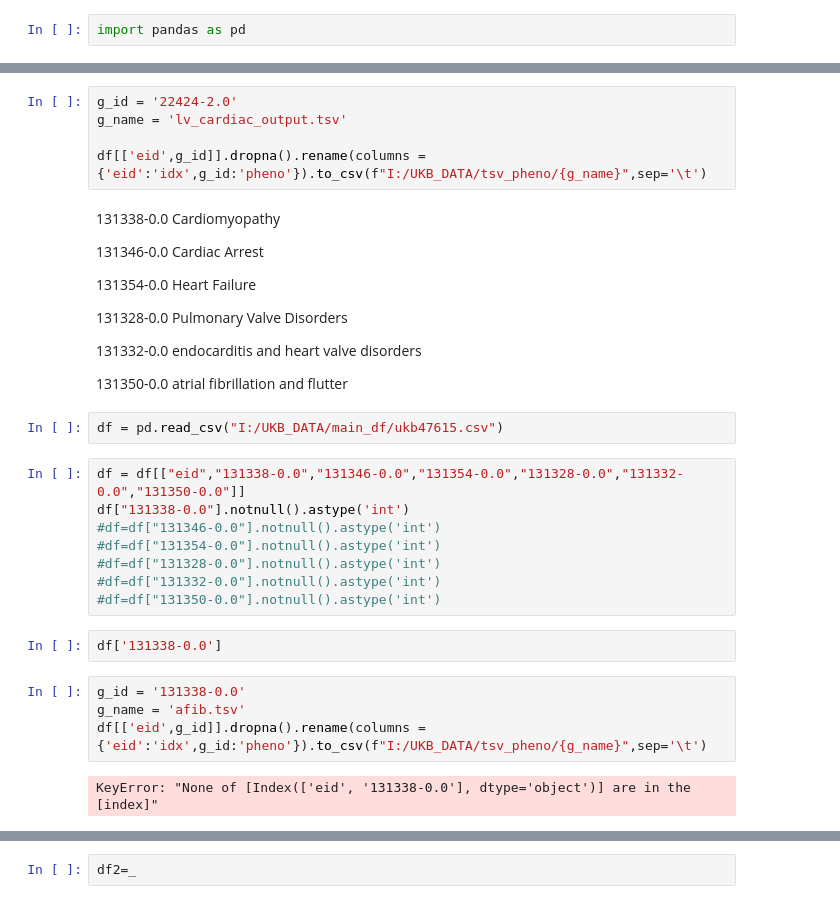
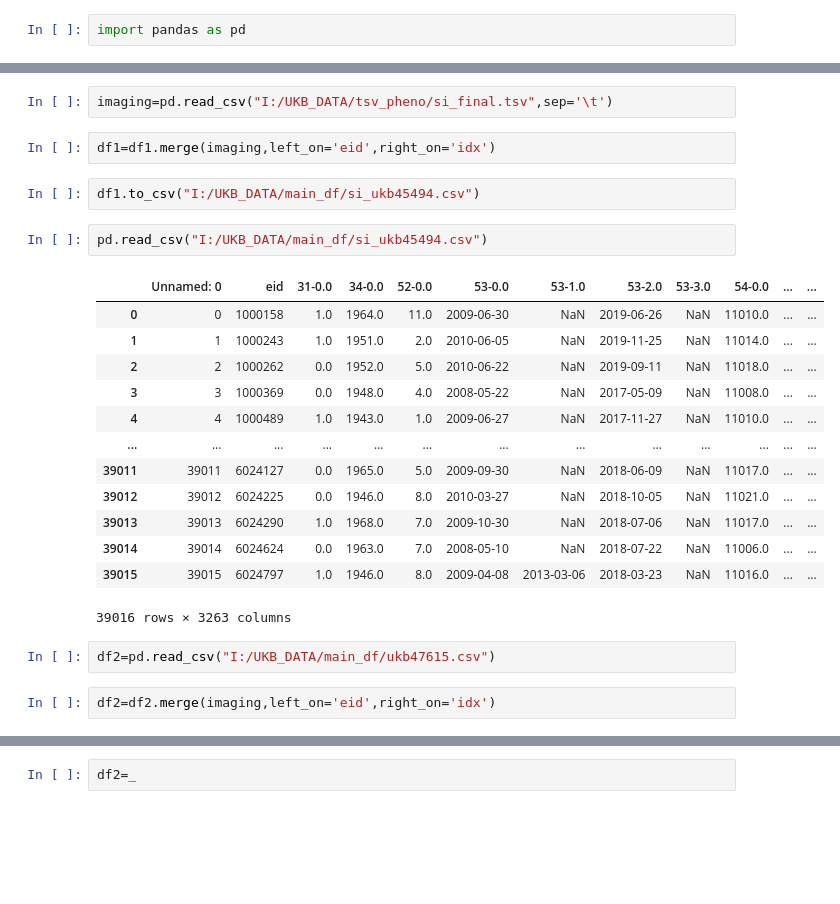
Before and after one commit to vukadinovic936/sphericity, a Jupyter notebook: Untitled.ipynb, the cells around one changed output, grey strips where cells are left out. Drawn from its saved outputs; the diff is of its cells as text; blank space fills up the shorter version.

```diff
--- a/Untitled.ipynb
+++ b/Untitled.ipynb
@@ -128,35 +202,26 @@ df = pd.read_csv("I:/UKB_DATA/main_df/ukb45494.csv")
-# %%
-g_id = '22424-2.0'
-g_name = 'lv_cardiac_output.tsv'
-
-df[['eid',g_id]].dropna().rename(columns = {'eid':'idx',g_id:'pheno'}).to_csv(f"I:/UKB_DATA/tsv_pheno/{g_name}",sep='\t')
-# %% [markdown]
-131338-0.0 Cardiomyopathy
-
-131346-0.0 Cardiac Arrest
-
-131354-0.0 Heart Failure
-
-131328-0.0 Pulmonary Valve Disorders
-
-131332-0.0 endocarditis and heart valve disorders
-
-131350-0.0 atrial fibrillation and flutter
+# %%
+imaging=pd.read_csv("I:/UKB_DATA/tsv_pheno/si_final.tsv",sep='\t')
+# %%
+df1=df1.merge(imaging,left_on='eid',right_on='idx')
+# %%
+df1.to_csv("I:/UKB_DATA/main_df/si_ukb45494.csv")
+# %%
+pd.read_csv("I:/UKB_DATA/main_df/si_ukb45494.csv")
+# %% [output]
+|  | Unnamed: 0 | eid | 31-0.0 | 34-0.0 | 52-0.0 | 53-0.0 | 53-1.0 | 53-2.0 | 53-3.0 | 54-0.0 | ... | ... |
+| 0 | 0 | 1000158 | 1.0 | 1964.0 | 11.0 | 2009-06-30 | NaN | 2019-06-26 | NaN | 11010.0 | ... | ... |
+| 1 | 1 | 1000243 | 1.0 | 1951.0 | 2.0 | 2010-06-05 | NaN | 2019-11-25 | NaN | 11014.0 | ... | ... |
+| 2 | 2 | 1000262 | 0.0 | 1952.0 | 5.0 | 2010-06-22 | NaN | 2019-09-11 | NaN | 11018.0 | ... | ... |
+| 3 | 3 | 1000369 | 0.0 | 1948.0 | 4.0 | 2008-05-22 | NaN | 2017-05-09 | NaN | 11008.0 | ... | ... |
+| 4 | 4 | 1000489 | 1.0 | 1943.0 | 1.0 | 2009-06-27 | NaN | 2017-11-27 | NaN | 11010.0 | ... | ... |
+| ... | ... | ... | ... | ... | ... | ... | ... | ... | ... | ... | ... | ... |
+| 39011 | 39011 | 6024127 | 0.0 | 1965.0 | 5.0 | 2009-09-30 | NaN | 2018-06-09 | NaN | 11017.0 | ... | ... |
+| 39012 | 39012 | 6024225 | 0.0 | 1946.0 | 8.0 | 2010-03-27 | NaN | 2018-10-05 | NaN | 11021.0 | ... | ... |
+| 39013 | 39013 | 6024290 | 1.0 | 1968.0 | 7.0 | 2009-10-30 | NaN | 2018-07-06 | NaN | 11017.0 | ... | ... |
+| 39014 | 39014 | 6024624 | 0.0 | 1963.0 | 7.0 | 2008-05-10 | NaN | 2018-07-22 | NaN | 11006.0 | ... | ... |
+| 39015 | 39015 | 6024797 | 1.0 | 1946.0 | 8.0 | 2009-04-08 | 2013-03-06 | 2018-03-23 | NaN | 11016.0 | ... | ... |
+39016 rows × 3263 columns
 # %%
-df = pd.read_csv("I:/UKB_DATA/main_df/ukb47615.csv")
+df2=pd.read_csv("I:/UKB_DATA/main_df/ukb47615.csv")
-# %%
-df = df[["eid","131338-0.0","131346-0.0","131354-0.0","131328-0.0","131332-0.0","131350-0.0"]]
-df["131338-0.0"].notnull().astype('int')
-#df=df["131346-0.0"].notnull().astype('int')
-#df=df["131354-0.0"].notnull().astype('int')
-#df=df["131328-0.0"].notnull().astype('int')
-#df=df["131332-0.0"].notnull().astype('int')
-#df=df["131350-0.0"].notnull().astype('int')
-# %%
-df['131338-0.0']
-# %%
-g_id = '131338-0.0'
-g_name = 'afib.tsv'
-df[['eid',g_id]].dropna().rename(columns = {'eid':'idx',g_id:'pheno'}).to_csv(f"I:/UKB_DATA/tsv_pheno/{g_name}",sep='\t')
-# %% [output]
-KeyError: "None of [Index(['eid', '131338-0.0'], dtype='object')] are in the [index]"
+# %%
+df2=df2.merge(imaging,left_on='eid',right_on='idx')
```
Also changed, not shown: parts of 61 cells of this notebook, 19 other files.
